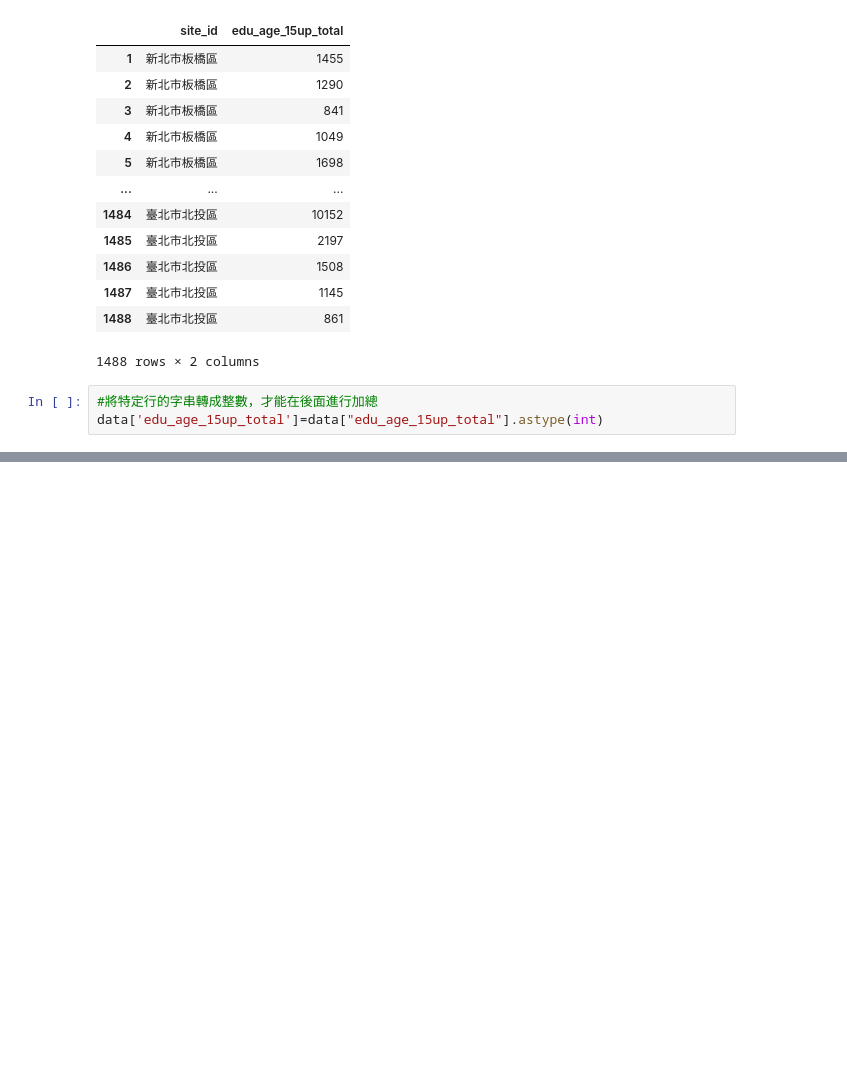
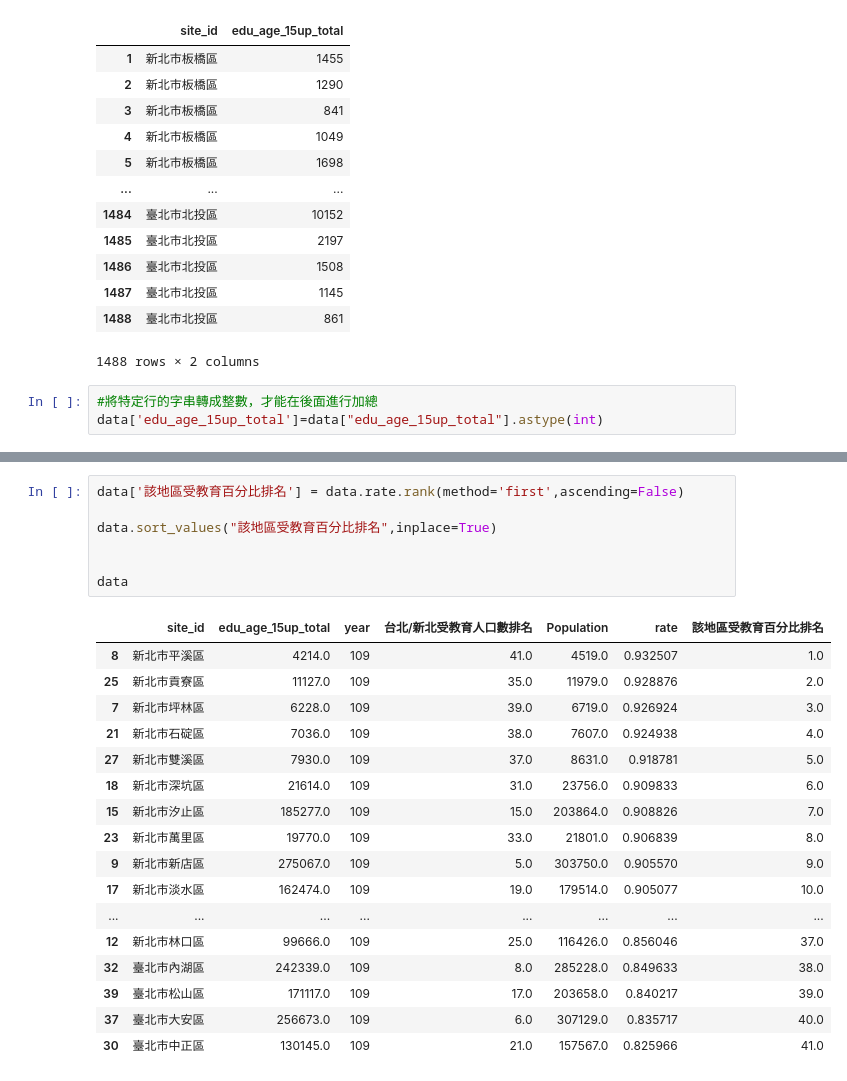
Before and after one commit to Shawn0604/LAT, a Jupyter notebook: week2_homework.ipynb, the cells around one changed output, grey strips where cells are left out. Cells and saved outputs as stored; diff of their text form; blank space fills up the shorter version.

```diff
--- a/week2_homework.ipynb
+++ b/week2_homework.ipynb
@@ -113,0 +185,25 @@ data
+# %%
+data['該地區受教育百分比排名'] = data.rate.rank(method='first',ascending=False)
+
+data.sort_values("該地區受教育百分比排名",inplace=True)
+
+
+data
+# %% [output]
+|  | site_id | edu_age_15up_total | year | 台北/新北受教育人口數排名 | Population | rate | 該地區受教育百分比排名 |
+| 8 | 新北市平溪區 | 4214.0 | 109 | 41.0 | 4519.0 | 0.932507 | 1.0 |
+| 25 | 新北市貢寮區 | 11127.0 | 109 | 35.0 | 11979.0 | 0.928876 | 2.0 |
+| 7 | 新北市坪林區 | 6228.0 | 109 | 39.0 | 6719.0 | 0.926924 | 3.0 |
+| 21 | 新北市石碇區 | 7036.0 | 109 | 38.0 | 7607.0 | 0.924938 | 4.0 |
+| 27 | 新北市雙溪區 | 7930.0 | 109 | 37.0 | 8631.0 | 0.918781 | 5.0 |
+| 18 | 新北市深坑區 | 21614.0 | 109 | 31.0 | 23756.0 | 0.909833 | 6.0 |
+| 15 | 新北市汐止區 | 185277.0 | 109 | 15.0 | 203864.0 | 0.908826 | 7.0 |
+| 23 | 新北市萬里區 | 19770.0 | 109 | 33.0 | 21801.0 | 0.906839 | 8.0 |
+| 9 | 新北市新店區 | 275067.0 | 109 | 5.0 | 303750.0 | 0.905570 | 9.0 |
+| 17 | 新北市淡水區 | 162474.0 | 109 | 19.0 | 179514.0 | 0.905077 | 10.0 |
+| ... | ... | ... | ... | ... | ... | ... | ... |
+| 12 | 新北市林口區 | 99666.0 | 109 | 25.0 | 116426.0 | 0.856046 | 37.0 |
+| 32 | 臺北市內湖區 | 242339.0 | 109 | 8.0 | 285228.0 | 0.849633 | 38.0 |
+| 39 | 臺北市松山區 | 171117.0 | 109 | 17.0 | 203658.0 | 0.840217 | 39.0 |
+| 37 | 臺北市大安區 | 256673.0 | 109 | 6.0 | 307129.0 | 0.835717 | 40.0 |
+| 30 | 臺北市中正區 | 130145.0 | 109 | 21.0 | 157567.0 | 0.825966 | 41.0 |
```
Also changed, not shown: parts of 3 cells of this notebook.
